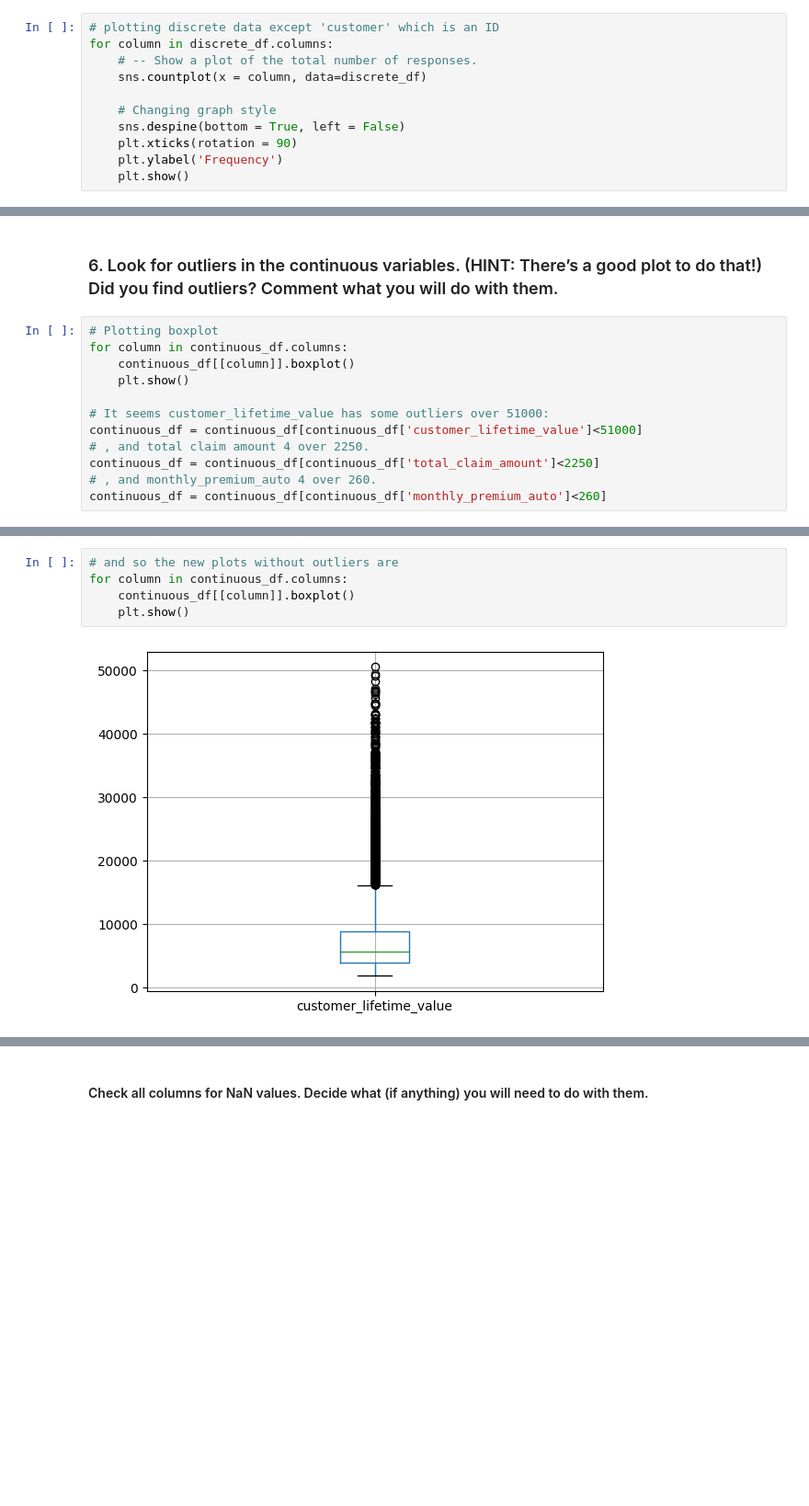
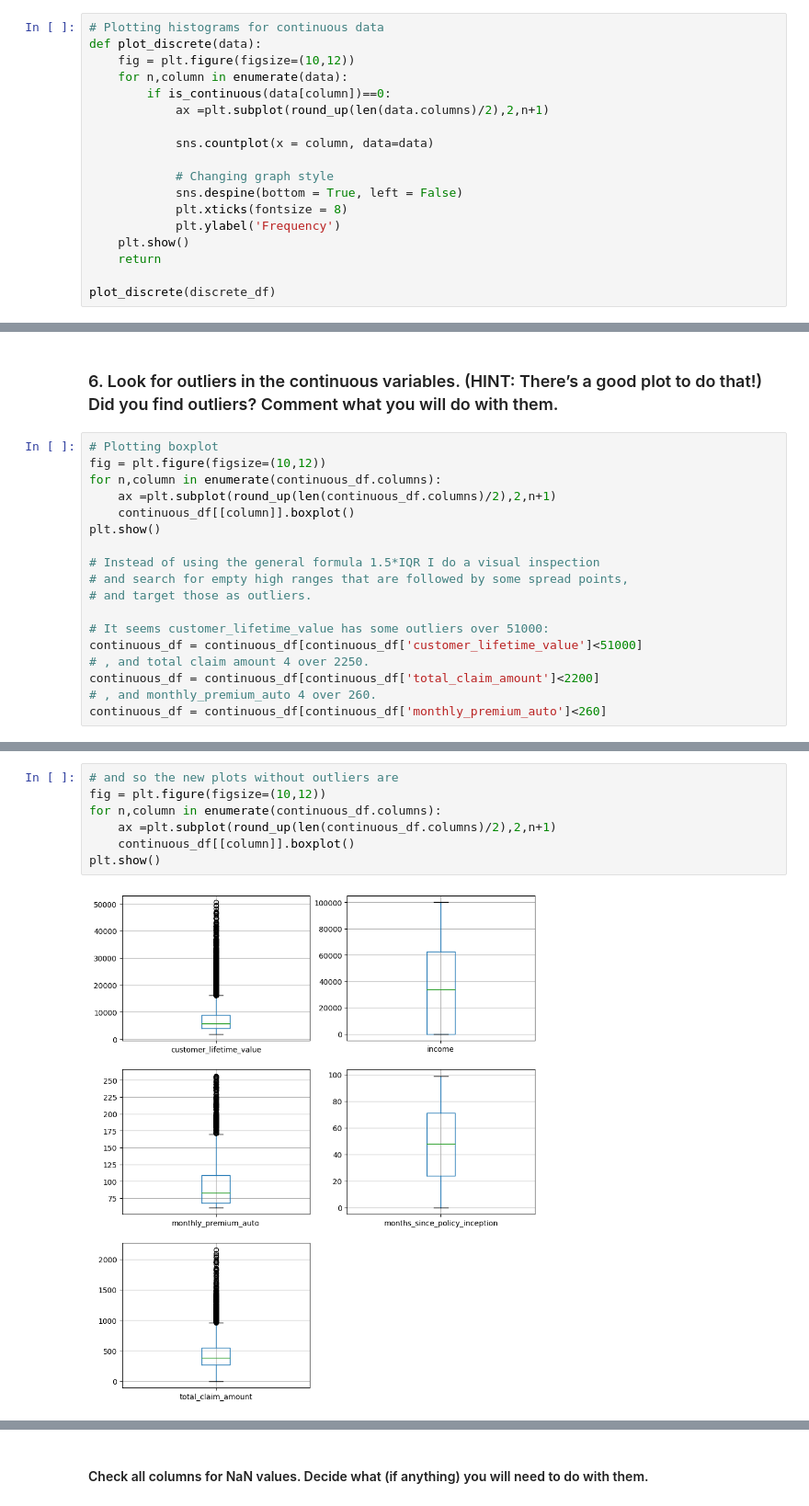
Before and after one commit to fbgr/lab-cleaning-numerical-data, a Jupyter notebook: main.ipynb, the cells around one changed output, grey strips where cells are left out. Shown at 92% size. Saved outputs shown, nothing was run; the diff lists cells and outputs as text; blank space fills up the shorter version.

```diff
--- a/main.ipynb
+++ b/main.ipynb
@@ -127,12 +120,19 @@ for column in continuous_df:
 # %%
-# plotting discrete data except 'customer' which is an ID
-for column in discrete_df.columns:
-    # -- Show a plot of the total number of responses.
-    sns.countplot(x = column, data=discrete_df)
+# Plotting histograms for continuous data
+def plot_discrete(data):
+    fig = plt.figure(figsize=(10,12))
+    for n,column in enumerate(data):
+        if is_continuous(data[column])==0:
+            ax =plt.subplot(round_up(len(data.columns)/2),2,n+1)
 
-    # Changing graph style
-    sns.despine(bottom = True, left = False)
-    plt.xticks(rotation = 90)
-    plt.ylabel('Frequency')
+            sns.countplot(x = column, data=data)
+
+            # Changing graph style
+            sns.despine(bottom = True, left = False)
+            plt.xticks(fontsize = 8)
+            plt.ylabel('Frequency')
     plt.show()
+    return
+
+plot_discrete(discrete_df)
 # %% [output]
@@ -143,14 +141,20 @@ for column in discrete_df.columns:
 ### 6. Look for outliers in the continuous variables. (HINT: There’s a good plot to do that!) Did you find outliers? Comment what you will do with them.
 # %%
 # Plotting boxplot
-for column in continuous_df.columns:
+fig = plt.figure(figsize=(10,12))
+for n,column in enumerate(continuous_df.columns):
+    ax =plt.subplot(round_up(len(continuous_df.columns)/2),2,n+1)
     continuous_df[[column]].boxplot()
-    plt.show()
+plt.show()
+
+# Instead of using the general formula 1.5*IQR I do a visual inspection
+# and search for empty high ranges that are followed by some spread points,
+# and target those as outliers.
 
 # It seems customer_lifetime_value has some outliers over 51000:
 continuous_df = continuous_df[continuous_df['customer_lifetime_value']<51000]
 # , and total claim amount 4 over 2250.
-continuous_df = continuous_df[continuous_df['total_claim_amount']<2250]
+continuous_df = continuous_df[continuous_df['total_claim_amount']<2200]
 # , and monthly_premium_auto 4 over 260.
 continuous_df = continuous_df[continuous_df['monthly_premium_auto']<260]
 # %% [output]
@@ -162,7 +162,9 @@ continuous_df = continuous_df[continuous_df['monthly_premium_auto']<260]
 # %%
 # and so the new plots without outliers are
-for column in continuous_df.columns:
+fig = plt.figure(figsize=(10,12))
+for n,column in enumerate(continuous_df.columns):
+    ax =plt.subplot(round_up(len(continuous_df.columns)/2),2,n+1)
     continuous_df[[column]].boxplot()
-    plt.show()
+plt.show()
 # %% [output]
-[figure, old version]
+[figure, new version]
```
Also changed, not shown: parts of 34 cells of this notebook.
